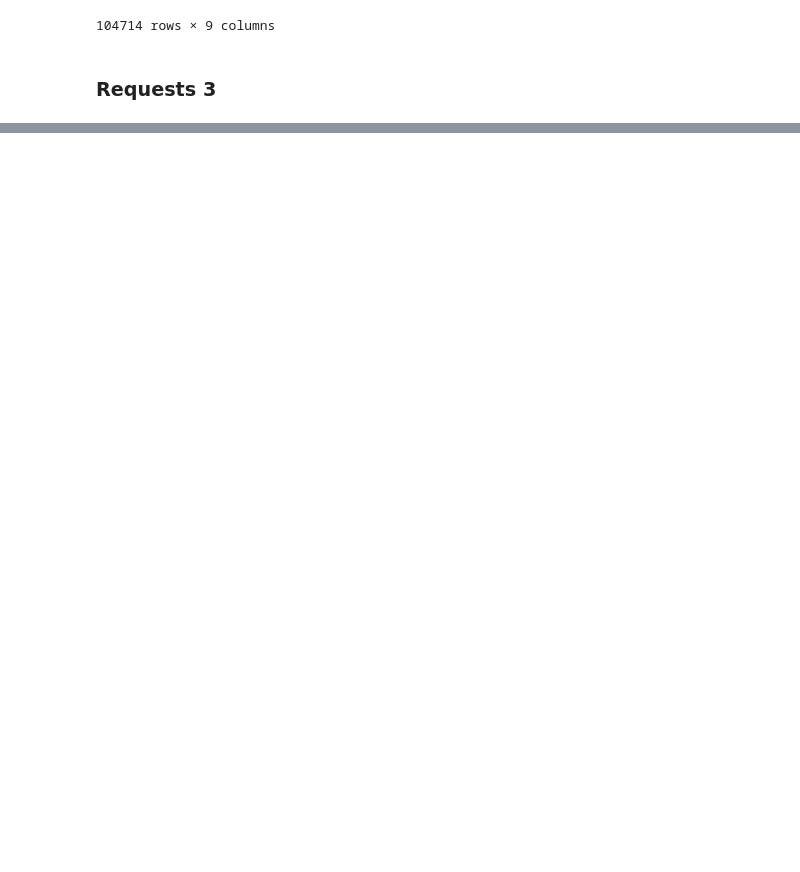
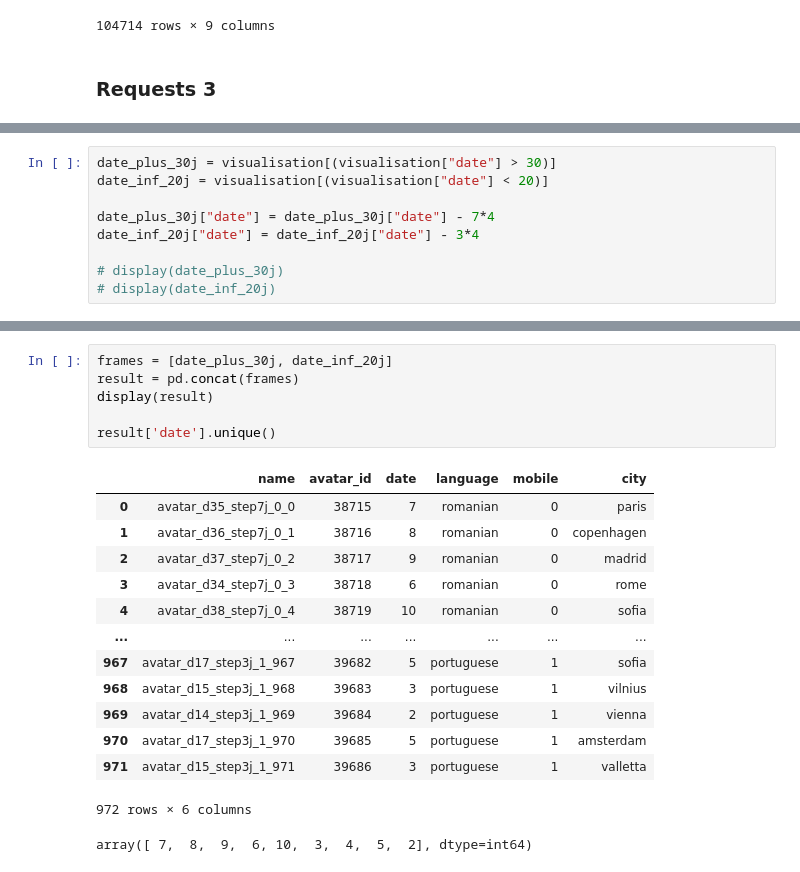
Before and after one commit to EliseBcl/D-fi_IA_2023, a Jupyter notebook: defi_ia_2023.ipynb, the cells around one changed output, grey strips where cells are left out. Cells and saved outputs as stored; diff of their text form; blank space fills up the shorter version.

```diff
--- a/defi_ia_2023.ipynb
+++ b/defi_ia_2023.ipynb
@@ -355,0 +391,9 @@ display(requests_3)
+# %%
+date_plus_30j = visualisation[(visualisation["date"] > 30)]
+date_inf_20j = visualisation[(visualisation["date"] < 20)]
+
+date_plus_30j["date"] = date_plus_30j["date"] - 7*4
+date_inf_20j["date"] = date_inf_20j["date"] - 3*4
+
+# display(date_plus_30j)
+# display(date_inf_20j)
@@ -355,0 +411,21 @@ display(requests_3)
+# %%
+frames = [date_plus_30j, date_inf_20j]
+result = pd.concat(frames)
+display(result)
+
+result['date'].unique()
+# %% [output]
+|  | name | avatar_id | date | language | mobile | city |
+| 0 | avatar_d35_step7j_0_0 | 38715 | 7 | romanian | 0 | paris |
+| 1 | avatar_d36_step7j_0_1 | 38716 | 8 | romanian | 0 | copenhagen |
+| 2 | avatar_d37_step7j_0_2 | 38717 | 9 | romanian | 0 | madrid |
+| 3 | avatar_d34_step7j_0_3 | 38718 | 6 | romanian | 0 | rome |
+| 4 | avatar_d38_step7j_0_4 | 38719 | 10 | romanian | 0 | sofia |
+| ... | ... | ... | ... | ... | ... | ... |
+| 967 | avatar_d17_step3j_1_967 | 39682 | 5 | portuguese | 1 | sofia |
+| 968 | avatar_d15_step3j_1_968 | 39683 | 3 | portuguese | 1 | vilnius |
+| 969 | avatar_d14_step3j_1_969 | 39684 | 2 | portuguese | 1 | vienna |
+| 970 | avatar_d17_step3j_1_970 | 39685 | 5 | portuguese | 1 | amsterdam |
+| 971 | avatar_d15_step3j_1_971 | 39686 | 3 | portuguese | 1 | valletta |
+972 rows × 6 columns
+array([ 7,  8,  9,  6, 10,  3,  4,  5,  2], dtype=int64)
```
Also changed, not shown: parts of 5 cells of this notebook.
